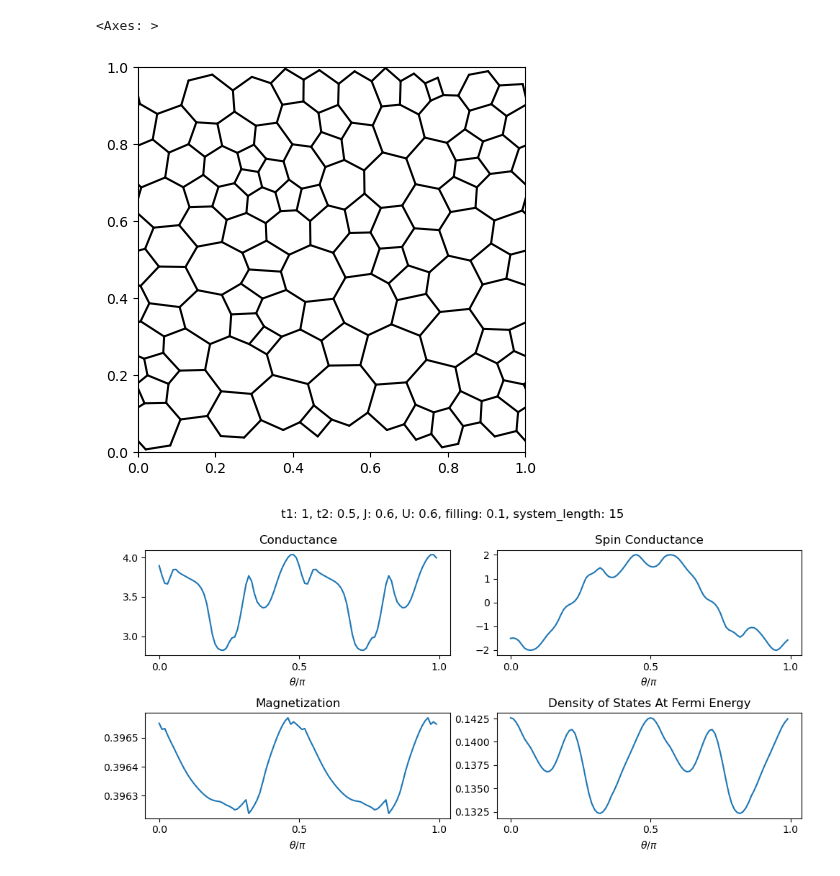
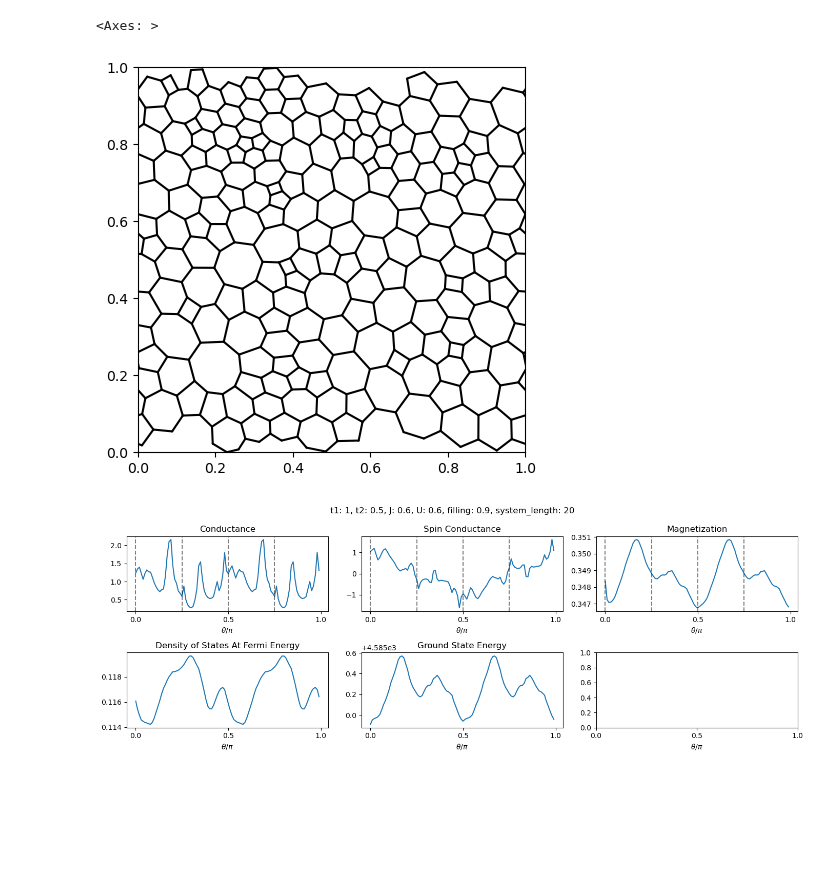
Before and after one commit to dpreuo/alter_morph, a Jupyter notebook: conductance_with_rotations.ipynb, the cells around one changed output. Drawn from its saved outputs; the diff is of its cells as text; code cells hidden in the pictures; blank space fills up the shorter version.

```diff
--- a/conductance_with_rotations.ipynb
+++ b/conductance_with_rotations.ipynb
@@ -24,6 +25,6 @@ The autoreload extension is already loaded. To reload it, use:
 # %%
 # create lattice
-system_length = 15
+system_length = 20
 seeds = 10
 lattice_type = "voronoi"
 n_fock_steps = 200
@@ -34,7 +35,7 @@ t1 = 1  # orbital parallel neighbor hopping
 t2 = 0.5  # orbital perpendicular neighbor hopping
 J = 0.6  # Interaction strength
 U = 0.6
-filling = 0.1  # filling of the lattice
+filling = 0.9  # filling of the lattice
 theta_values = np.linspace(0, np.pi, 100, endpoint=False)
 
 lattice = alter_lattice_maker(system_length, lattice_type)
@@ -45,7 +46,7 @@ fig, ax = plt.subplots(1, 1, figsize=(5, 5))
 pl.plot_edges(lattice, ax=ax)
 # %% [output]
 <Axes: >
-[figure, old version]
+[figure, new version]
 # %%
 from alter_morph.kwant_utilities import (
     crack_hamiltonian_for_contacts_kwant,
@@ -60,7 +61,7 @@ ms = []
 cond_spins = []
 doss = []
 spectrals = []
-
+energy = []
 
 for theta_offset in tqdm(theta_values):
 
@@ -81,17 +82,27 @@ for theta_offset in tqdm(theta_values):
         tol_mdiff=1e-2,
         mixing_proportion=0.2,
         verbose=False,
+        adjust_learning_rate=True,
     )
     last_m = m_values[-1]
     last_n = n_values[-1]
 
     hamiltonian = alt_hamiltonian(
-        lattice, t1, t2, J, U, m_values[-1], n_values[-1], theta_offset
+        lattice,
+        t1,
+        t2,
+        J,
+        U,
+        m_values[-1],
+        n_values[-1],
+        theta_offset,
+        add_energy_shift=True,
     )
     energies, states = la.eigh(hamiltonian)
     fermi_energy = np.mean(
         energies[int(filling * len(energies)) - 1 : int(filling * len(energies)) + 1]
     )
+    ground_state_energy = np.sum(energies[: int(filling * len(energies))])
 
     average_hamiltonian_onsite = np.mean
 
@@ -148,31 +159,39 @@ for theta_offset in tqdm(theta_values):
     ms.append(m_values[-1])
     doss.append(dos)
     spectrals.append(spectral)
+    energy.append(ground_state_energy)
 # %%
-fig, ax = plt.subplots(2, 2, figsize=(10, 5))
+fig, ax = plt.subplots(2, 3, figsize=(14, 5))
 ax = ax.flatten()
 
 ax[0].plot(theta_values / np.pi, conds)
 ax[0].set_title("Conductance")
 ax[1].plot(theta_values / np.pi, cond_spins)
 ax[1].set_title("Spin Conductance")
 ax[2].plot(theta_values / np.pi, np.mean(ms, axis=1))
 ax[2].set_title("Magnetization")
 ax[3].plot(theta_values / np.pi, doss)
 ax[3].set_title("Density of States At Fermi Energy")
+ax[4].plot(theta_values / np.pi, energy)
+ax[4].set_title("Ground State Energy")
 
 # set x axis to be in pi units
 for a in ax:
     a.set_xlabel(r"$\theta/\pi$")
     # a.set_xlim([0, 1])
     a.set_xticks([0, 0.5, 1])
+
+for a in range(4):
+    ax[0].axvline(a / 4, color="black", linestyle="--", alpha=0.5)
+    ax[1].axvline(a / 4, color="black", linestyle="--", alpha=0.5)
+    ax[2].axvline(a / 4, color="black", linestyle="--", alpha=0.5)
 
 # figure title
 fig.suptitle(
     f"t1: {t1}, t2: {t2}, J: {J}, U: {U}, filling: {filling}, system_length: {system_length}"
 )
 
 
 plt.tight_layout()
 # %% [output]
-[figure, old version]
+[figure, new version]
```
Also changed, not shown: parts of 2 cells of this notebook, 10 other files.
